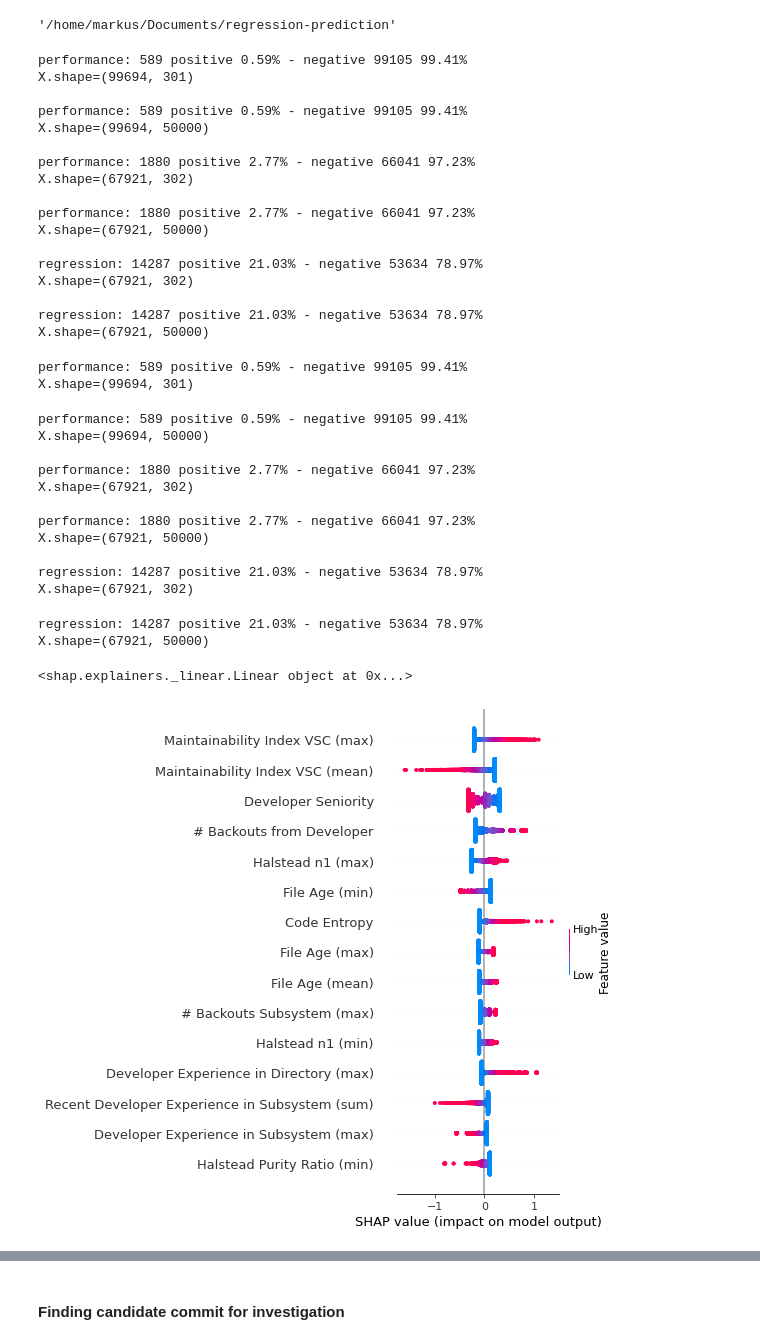
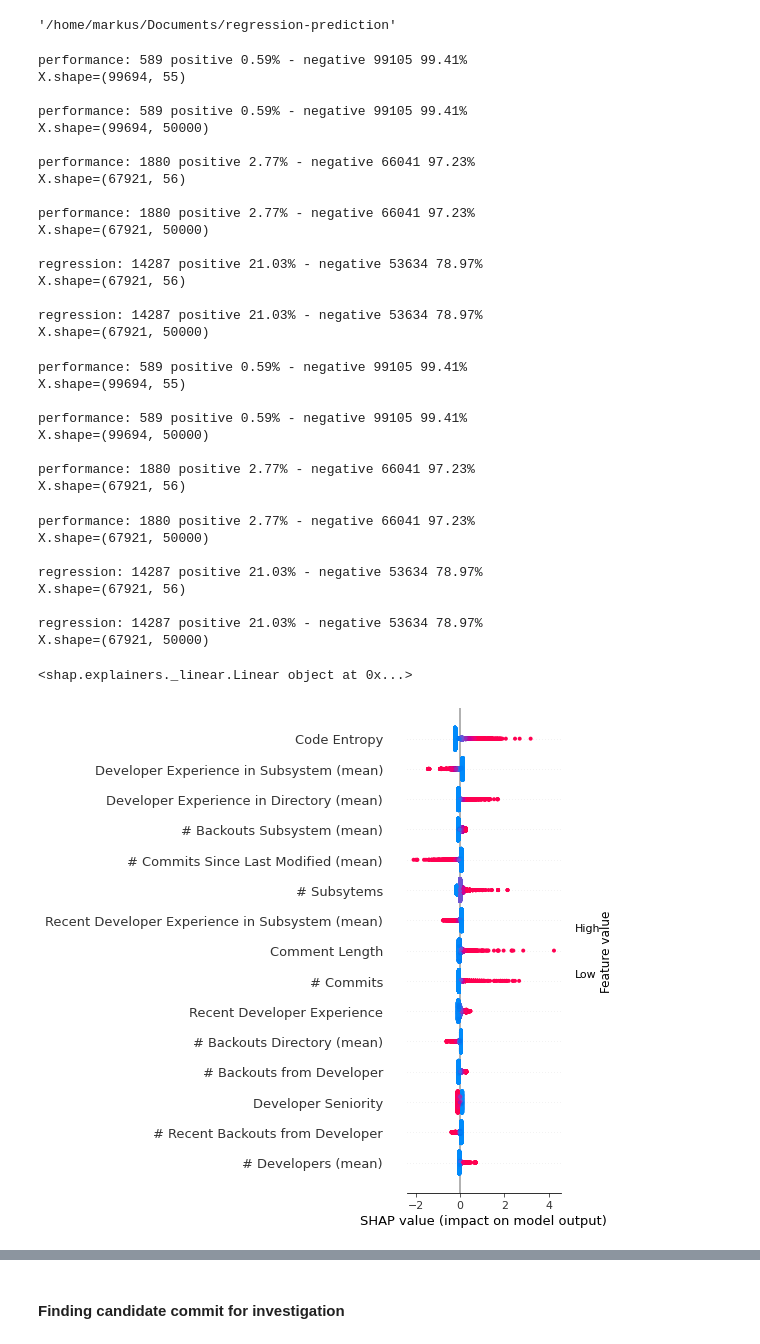
Before and after one commit to markus7800/firefox-performance-regressions, a Jupyter notebook: experiments/Interpretability.ipynb, the cells around one changed output, grey strips where cells are left out. Drawn from its saved outputs; the diff is of its cells as text; code cells hidden in the pictures.

```diff
--- a/experiments/Interpretability.ipynb
+++ b/experiments/Interpretability.ipynb
@@ -9,11 +9,14 @@
 '/home/markus/Documents/regression-prediction'
 # %%
 from experiments.modeleval_utils import *
+# %%
+output_dir = 'experiments/results_FS'
+drop_columns = True
 # %%
 def fit_best_model(model, data, feature_type, target, scoring):
-    X, y, features = data_map[feature_type][data](target)
+    X, y, features = data_map[feature_type][data](target, drop_columns)
     X_train, X_test, y_train, y_test = train_test_split(X, y, test_size=0.1, shuffle=False)
-    pipeline, best_params, best_result = get_pipeline(data, feature_type, target, scoring, model)
+    pipeline, best_params, best_result = get_pipeline(output_dir, data, feature_type, target, scoring, model)
     pipeline.fit(X_train, y_train)
     t, f1 = get_best_f1_threshold(pipeline, X_train, y_train)
     return pipeline, t
@@ -23,85 +26,86 @@ def predict_at_threshold(clf, X, t):
     return (y_score >= t).astype(int)
 # %%
 datas = {
-    'szz_traditional': data_map['traditional']['fixed_defect_szz']('performance'),
+    'szz_traditional': data_map['traditional']['fixed_defect_szz']('performance', drop_columns),
     'szz_bow': data_map['bow']['fixed_defect_szz']('performance'),
-    'bugbug_traditional': data_map['traditional']['bugbug_buglevel']('performance'),
+    'bugbug_traditional': data_map['traditional']['bugbug_buglevel']('performance', drop_columns),
     'bugbug_bow': data_map['bow']['bugbug_buglevel']('performance'),
-    'bugbug_reg_traditional': data_map['traditional']['bugbug_buglevel']('regression'),
+    'bugbug_reg_traditional': data_map['traditional']['bugbug_buglevel']('regression', drop_columns),
     'bugbug_reg_bow': data_map['bow']['bugbug_buglevel']('regression')
 }
 # %% [output]
 performance: 589 positive 0.59% - negative 99105 99.41%
-X.shape=(99694, 301)
+X.shape=(99694, 55)
 
 performance: 589 positive 0.59% - negative 99105 99.41%
 X.shape=(99694, 50000)
 
 performance: 1880 positive 2.77% - negative 66041 97.23%
-X.shape=(67921, 302)
+X.shape=(67921, 56)
 
 performance: 1880 positive 2.77% - negative 66041 97.23%
 X.shape=(67921, 50000)
 
 regression: 14287 positive 21.03% - negative 53634 78.97%
-X.shape=(67921, 302)
+X.shape=(67921, 56)
 
 regression: 14287 positive 21.03% - negative 53634 78.97%
 X.shape=(67921, 50000)
 # %%
 pipelines = {
-    'szz_traditional': fit_best_model('lr', 'fixed_defect_szz', 'traditional', 'performance', 'average_precision'), #mlp
-    'szz_bow': fit_best_model('lr', 'fixed_defect_szz', 'bow', 'performance', 'average_precision'), #svm
+    'szz_traditional': fit_best_model('lr', 'fixed_defect_szz', 'traditional', 'performance', 'average_precision'),
+    'szz_bow': fit_best_model('lr', 'fixed_defect_szz', 'bow', 'performance', 'average_precision'),
     'bugbug_traditional': fit_best_model('lr', 'bugbug_buglevel', 'traditional', 'performance', 'average_precision'),
     'bugbug_bow': fit_best_model('lr', 'bugbug_buglevel', 'bow', 'performance', 'average_precision'),
-    'bugbug_reg_traditional': fit_best_model('lr', 'bugbug_buglevel', 'traditional', 'regression', 'average_precision'), # xgb
-    'bugbug_reg_bow': fit_best_model('lr', 'bugbug_buglevel', 'bow', 'regression', 'average_precision') # xgb
+    'bugbug_reg_traditional': fit_best_model('lr', 'bugbug_buglevel', 'traditional', 'regression', 'average_precision'),
+    'bugbug_reg_bow': fit_best_model('lr', 'bugbug_buglevel', 'bow', 'regression', 'average_precision')
 }
 # %% [output]
 performance: 589 positive 0.59% - negative 99105 99.41%
-X.shape=(99694, 301)
+X.shape=(99694, 55)
+
+performance: 589 positive 0.59% - negative 99105 99.41%
+X.shape=(99694, 50000)
+
+performance: 1880 positive 2.77% - negative 66041 97.23%
+X.shape=(67921, 56)
-performance: 589 positive 0.59% - negative 99105 99.41%
-X.shape=(99694, 50000)
-
-performance: 1880 positive 2.77% - negative 66041 97.23%
-X.shape=(67921, 302)
-
 performance: 1880 positive 2.77% - negative 66041 97.23%
 X.shape=(67921, 50000)
 
 regression: 14287 positive 21.03% - negative 53634 78.97%
-X.shape=(67921, 302)
+X.shape=(67921, 56)
+
+regression: 14287 positive 21.03% - negative 53634 78.97%
+X.shape=(67921, 50000)
-regression: 14287 positive 21.03% - negative 53634 78.97%
-X.shape=(67921, 50000)
 # %%
 from feature_name_map import feature_name_map
 # %%
 import shap
-kind = 'bugbug_traditional'
+kind = 'bugbug_reg_traditional'
 
 X, y, f = datas[kind]
 pipeline, t = pipelines[kind]
 X_train, X_test, y_train, y_test = train_test_split(X, y, test_size=0.1, shuffle=False)
 
 clf = pipeline['model']
 if 'traditional' in kind:
     X_ = pipeline['scaler'].transform(X_test)
     f = f.drop('target', axis=1)
     feature_names = [feature_name_map[c] for c in f.columns]
 else:
     X_ = X_test.toarray()
     feature_names = f
 
 explainer = shap.Explainer(clf, X_, feature_names=feature_names)
 print(explainer)
 shap_values = explainer.shap_values(X_)
 
 shap.summary_plot(shap_values, X_, max_display=15, feature_names=feature_names, show=False)
 plt.tight_layout()
-plt.savefig(f'experiments/plots_interpretability/summary_{kind}.pdf')
+plt.savefig(os.path.join(output_dir, f'plots_interpretability/summary_{kind}.pdf'))
 # %% [output]
 <shap.explainers._linear.Linear object at 0x...>
-[figure, old version]
+[figure, new version]
 # %%
 commitlevel_ix = 90291
 buglevel_ix = 61674
```
Also changed, not shown: parts of 1 cell of this notebook, 5 other files.
